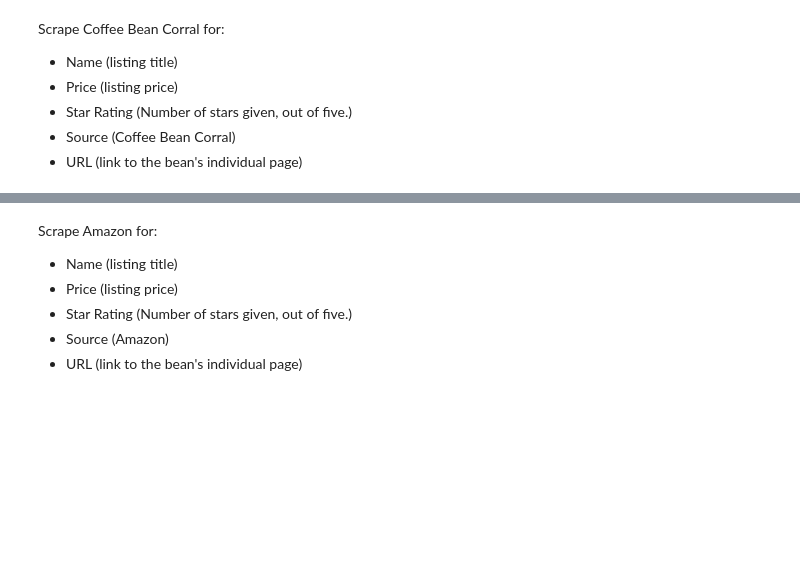
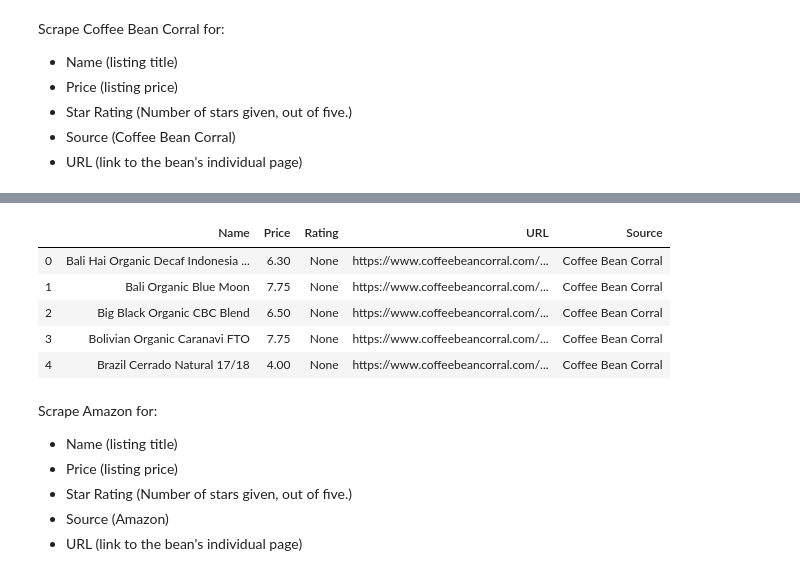
Before and after one commit to mahlonduke/ETL-challenge, a Jupyter notebook: notebook.ipynb, the cells around one changed output, grey strips where cells are left out. Cells and saved outputs as stored; diff of their text form; code cells hidden in the pictures; blank space fills up the shorter version.

```diff
--- a/notebook.ipynb
+++ b/notebook.ipynb
@@ -134,3 +152,14 @@ None
+# %%
+# Remove dollar sign from Price
+coffeeCorral['Price'] = coffeeCorral['Price'].str.replace('$', '')
+coffeeCorral.head()
+# %% [output]
+|  | Name | Price | Rating | URL | Source |
+| 0 | Bali Hai Organic Decaf Indonesia ... | 6.30 | None | https://www.coffeebeancorral.com/... | Coffee Bean Corral |
+| 1 | Bali Organic Blue Moon | 7.75 | None | https://www.coffeebeancorral.com/... | Coffee Bean Corral |
+| 2 | Big Black Organic CBC Blend | 6.50 | None | https://www.coffeebeancorral.com/... | Coffee Bean Corral |
+| 3 | Bolivian Organic Caranavi FTO | 7.75 | None | https://www.coffeebeancorral.com/... | Coffee Bean Corral |
+| 4 | Brazil Cerrado Natural 17/18 | 4.00 | None | https://www.coffeebeancorral.com/... | Coffee Bean Corral |
 # %% [markdown]
 Scrape Amazon for:
 - Name (listing title)
```
Also changed, not shown: parts of 2 cells of this notebook.
